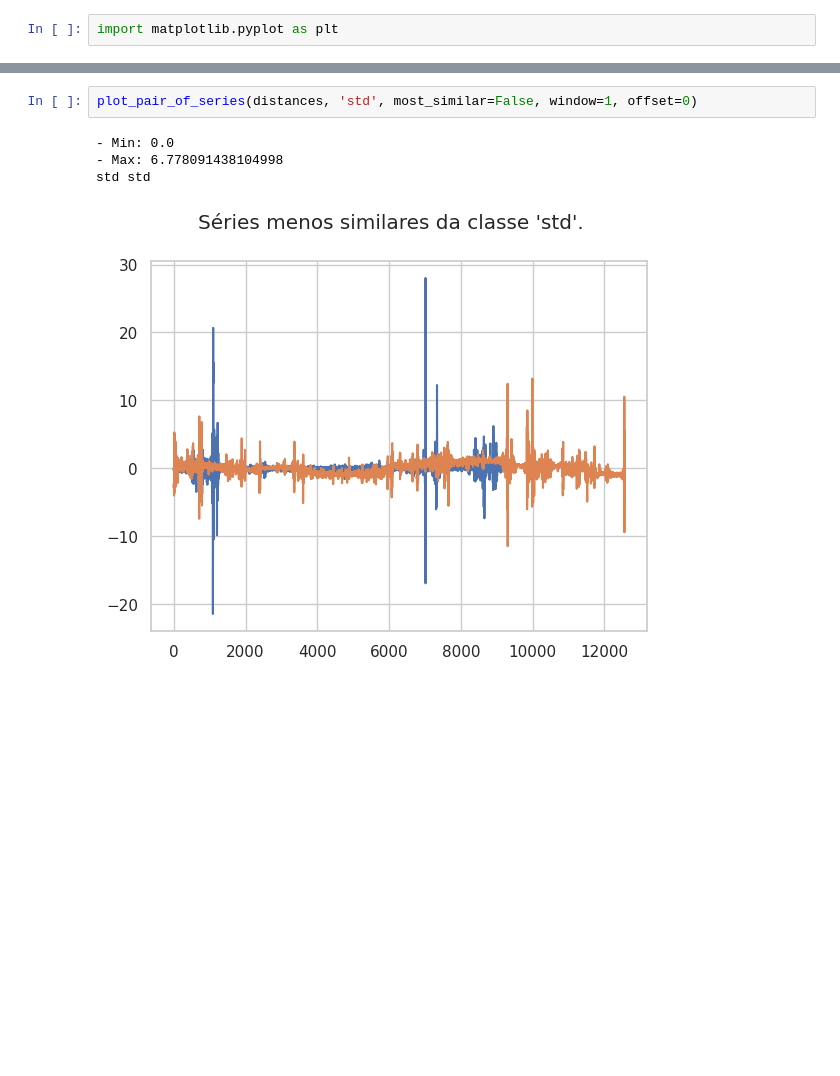
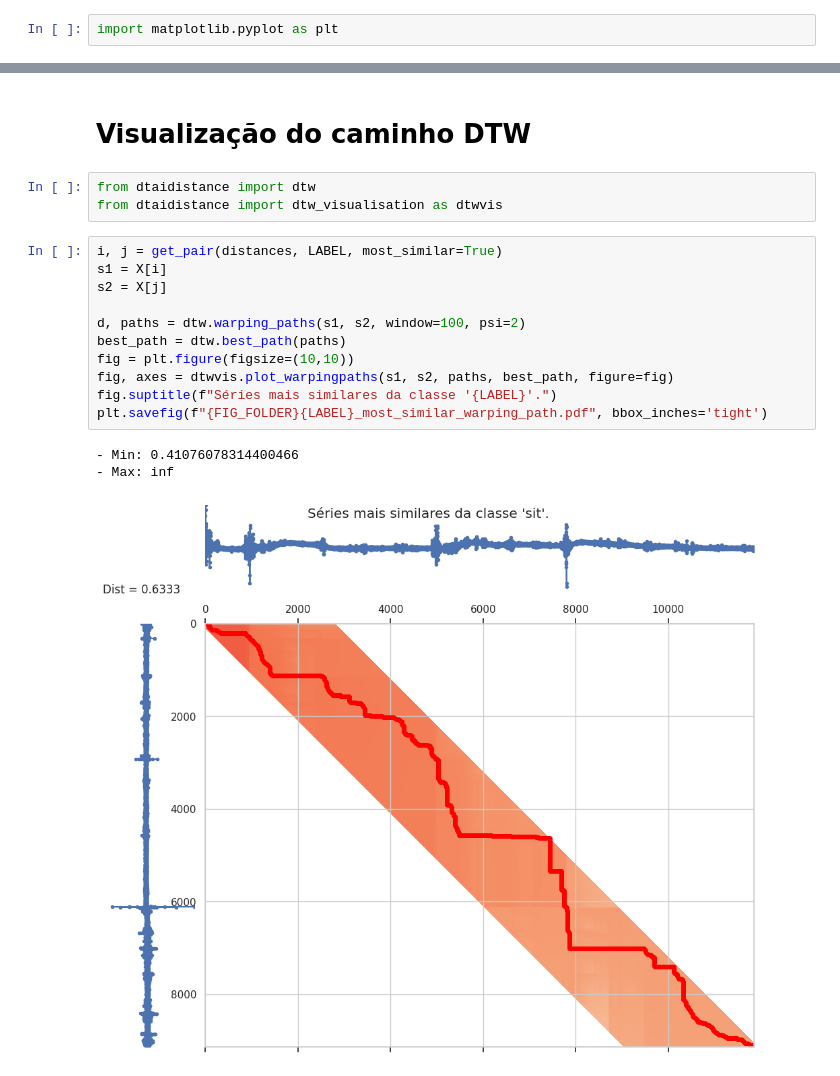
Before and after one commit to kenzosakiyama/scc5977-series-temporais, a Jupyter notebook: comparando_distancias.ipynb, the cells around one changed output, grey strips where cells are left out. Cells and saved outputs as stored; diff of their text form; blank space fills up the shorter version.

```diff
--- a/comparando_distancias.ipynb
+++ b/comparando_distancias.ipynb
@@ -121,7 +143,20 @@ wlk wlk
-# %%
-plot_pair_of_series(distances, 'std', most_similar=False, window=1, offset=0)
-# %% [output]
-- Min: 0.0
-- Max: 6.778091438104998
-std std
-[figure, removed]
+# %% [markdown]
+# Visualização do caminho DTW
+# %%
+from dtaidistance import dtw
+from dtaidistance import dtw_visualisation as dtwvis
+# %%
+i, j = get_pair(distances, LABEL, most_similar=True)
+s1 = X[i]
+s2 = X[j]
+
+d, paths = dtw.warping_paths(s1, s2, window=100, psi=2)
+best_path = dtw.best_path(paths)
+fig = plt.figure(figsize=(10,10))
+fig, axes = dtwvis.plot_warpingpaths(s1, s2, paths, best_path, figure=fig)
+fig.suptitle(f"Séries mais similares da classe '{LABEL}'.")
+plt.savefig(f"{FIG_FOLDER}{LABEL}_most_similar_warping_path.pdf", bbox_inches='tight')
+# %% [output]
+- Min: 0.41076078314400466
+- Max: inf
+[figure, added]
```
Also changed, not shown: parts of 11 cells of this notebook, 1 other file.
